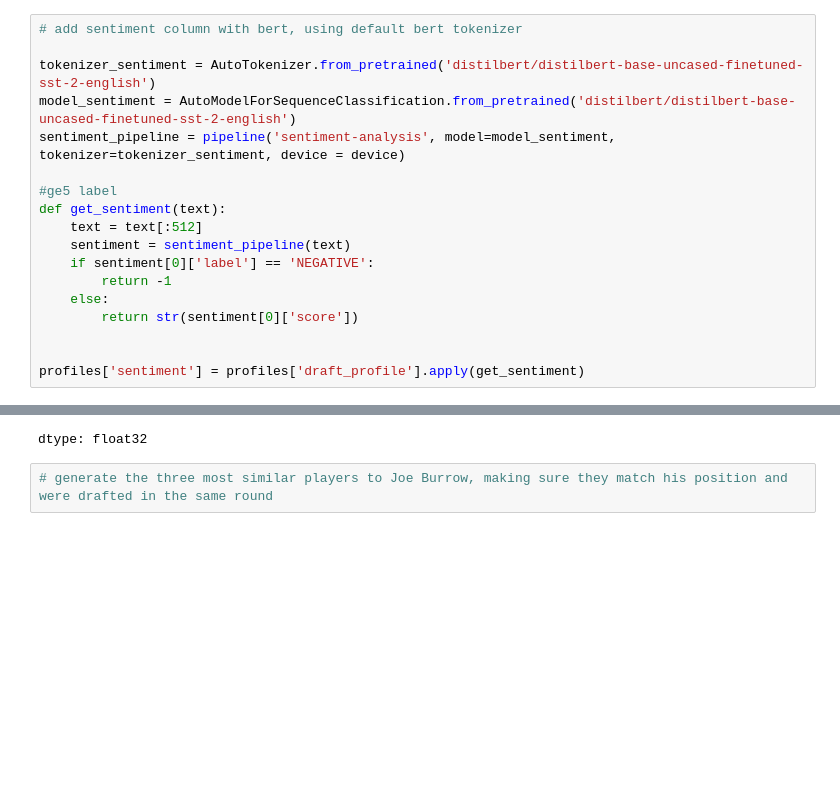
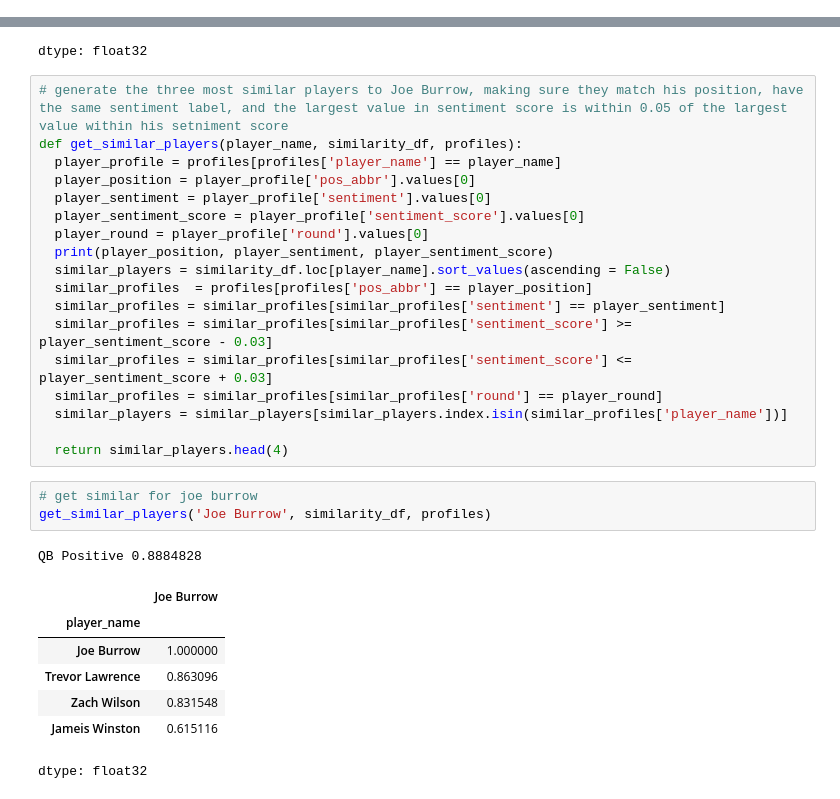
Before and after one commit to harshil0217/NFL_Rookie_Comps, a Jupyter notebook: ProfileEmbeddings.ipynb, the cells around one changed output, grey strips where cells are left out. Drawn from its saved outputs; the diff is of its cells as text; blank space fills up the shorter version.

Commit message:
fixed sentiment comparison

```diff
--- a/ProfileEmbeddings.ipynb
+++ b/ProfileEmbeddings.ipynb
@@ -110,21 +117,3 @@ profiles
 | 4024 | Robert Jones | started games at guard at the jun... | 1992 | LB | ECU | 24.0 | 24.0 | 1.0 | DAL | ... |
 | 4025 | Tim Jones | is a strong open-field runner wit... | 1967 | QB | WEB | 8.0 | 141.0 | 6.0 | DET | ... |
 4026 rows × 12 columns
-# %%
-# add sentiment column with bert, using default bert tokenizer
-
-tokenizer_sentiment = AutoTokenizer.from_pretrained('distilbert/distilbert-base-uncased-finetuned-sst-2-english')
-model_sentiment = AutoModelForSequenceClassification.from_pretrained('distilbert/distilbert-base-uncased-finetuned-sst-2-english')
-sentiment_pipeline = pipeline('sentiment-analysis', model=model_sentiment, tokenizer=tokenizer_sentiment, device = device)
-
-#ge5 label
-def get_sentiment(text):
-    text = text[:512]
-    sentiment = sentiment_pipeline(text)
-    if sentiment[0]['label'] == 'NEGATIVE':
-        return -1
-    else:
-        return str(sentiment[0]['score'])
-
-
-profiles['sentiment'] = profiles['draft_profile'].apply(get_sentiment)
@@ -242,5 +263,33 @@ joe_shiesty.sort_values(ascending = False).head(20)
 | Julian Love | 0.813084 |
 | Blessuan Austin | 0.812910 |
 dtype: float32
-# %%
-# generate the three most similar players to Joe Burrow, making sure they match his position and were drafted in the same round
+# %%
+# generate the three most similar players to Joe Burrow, making sure they match his position, have the same sentiment label, and the largest value in sentiment score is within 0.05 of the largest value within his setniment score
+def get_similar_players(player_name, similarity_df, profiles):
+  player_profile = profiles[profiles['player_name'] == player_name]
+  player_position = player_profile['pos_abbr'].values[0]
+  player_sentiment = player_profile['sentiment'].values[0]
+  player_sentiment_score = player_profile['sentiment_score'].values[0]
+  player_round = player_profile['round'].values[0]
+  print(player_position, player_sentiment, player_sentiment_score)
+  similar_players = similarity_df.loc[player_name].sort_values(ascending = False)
+  similar_profiles  = profiles[profiles['pos_abbr'] == player_position]
+  similar_profiles = similar_profiles[similar_profiles['sentiment'] == player_sentiment]
+  similar_profiles = similar_profiles[similar_profiles['sentiment_score'] >= player_sentiment_score - 0.03]
+  similar_profiles = similar_profiles[similar_profiles['sentiment_score'] <= player_sentiment_score + 0.03]
+  similar_profiles = similar_profiles[similar_profiles['round'] == player_round]
+  similar_players = similar_players[similar_players.index.isin(similar_profiles['player_name'])]
+
+  return similar_players.head(4)
+# %%
+# get similar for joe burrow
+get_similar_players('Joe Burrow', similarity_df, profiles)
+# %% [output]
+QB Positive 0.8884828
+|  | Joe Burrow |
+| player_name |  |
+| Joe Burrow | 1.000000 |
+| Trevor Lawrence | 0.863096 |
+| Zach Wilson | 0.831548 |
+| Jameis Winston | 0.615116 |
+dtype: float32
```
Also changed, not shown: parts of 4 cells of this notebook.
